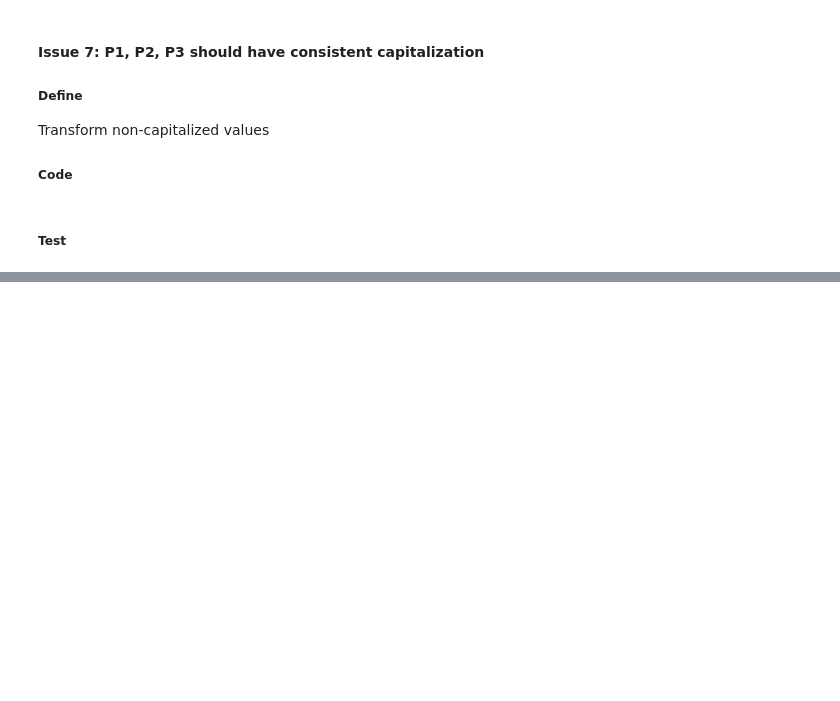
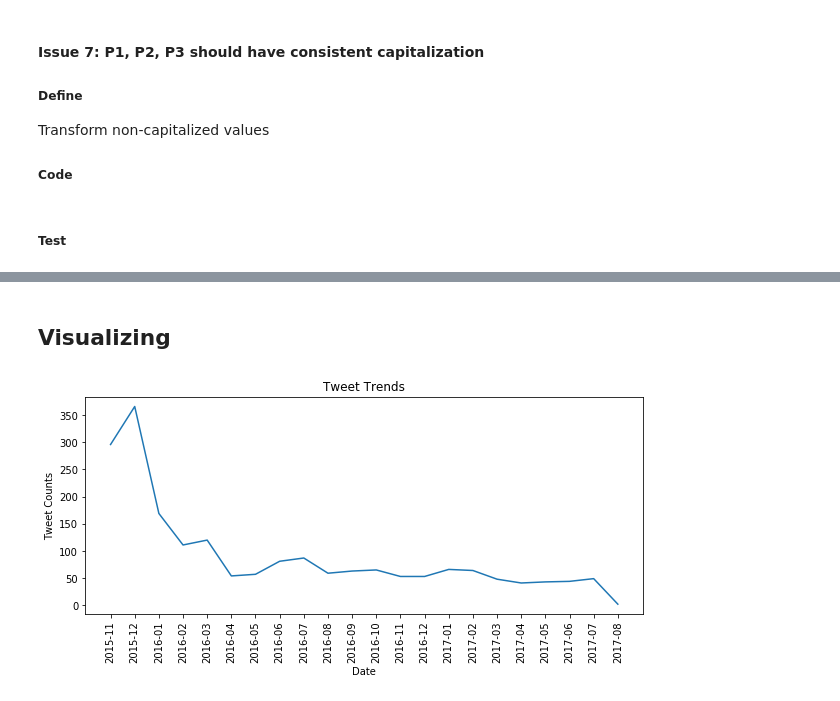
Before and after one commit to yeh1224/Data_Wrangling_WeRateDogs, a Jupyter notebook: wrangle_act.ipynb, the cells around one changed output, grey strips where cells are left out. Saved outputs shown, nothing was run; the diff lists cells and outputs as text; code cells hidden in the pictures; blank space fills up the shorter version.

```diff
--- a/wrangle_act.ipynb
+++ b/wrangle_act.ipynb
@@ -736,3 +933,5 @@ df_clean[['p1', 'p2', 'p3']]
 # %%
 # Create the twitter_archive_master.csv
 df_clean.to_csv("twitter_archive_master.csv")
+# %% [markdown]
+## Visualizing
@@ -738,0 +941,10 @@ df_clean.to_csv("twitter_archive_master.csv")
+# %%
+df_postTrend = df_clean.groupby(["year", "month"]).size()
+ax_postTrend = df_postTrend.plot(figsize=(10,4))
+ax_postTrend.set_title("Tweet Trends")
+ax_postTrend.set_xlabel("Date")
+ax_postTrend.set_ylabel("Tweet Counts")
+ax_postTrend.set_xticks(range(len(df_postTrend)))
+ax_postTrend.set_xticklabels(["%s-%02d" % item for item in df_postTrend.index.tolist()], rotation=90);
+# %% [output]
+[figure, added]
```
Also changed, not shown: parts of 51 cells of this notebook, 3 other files.
